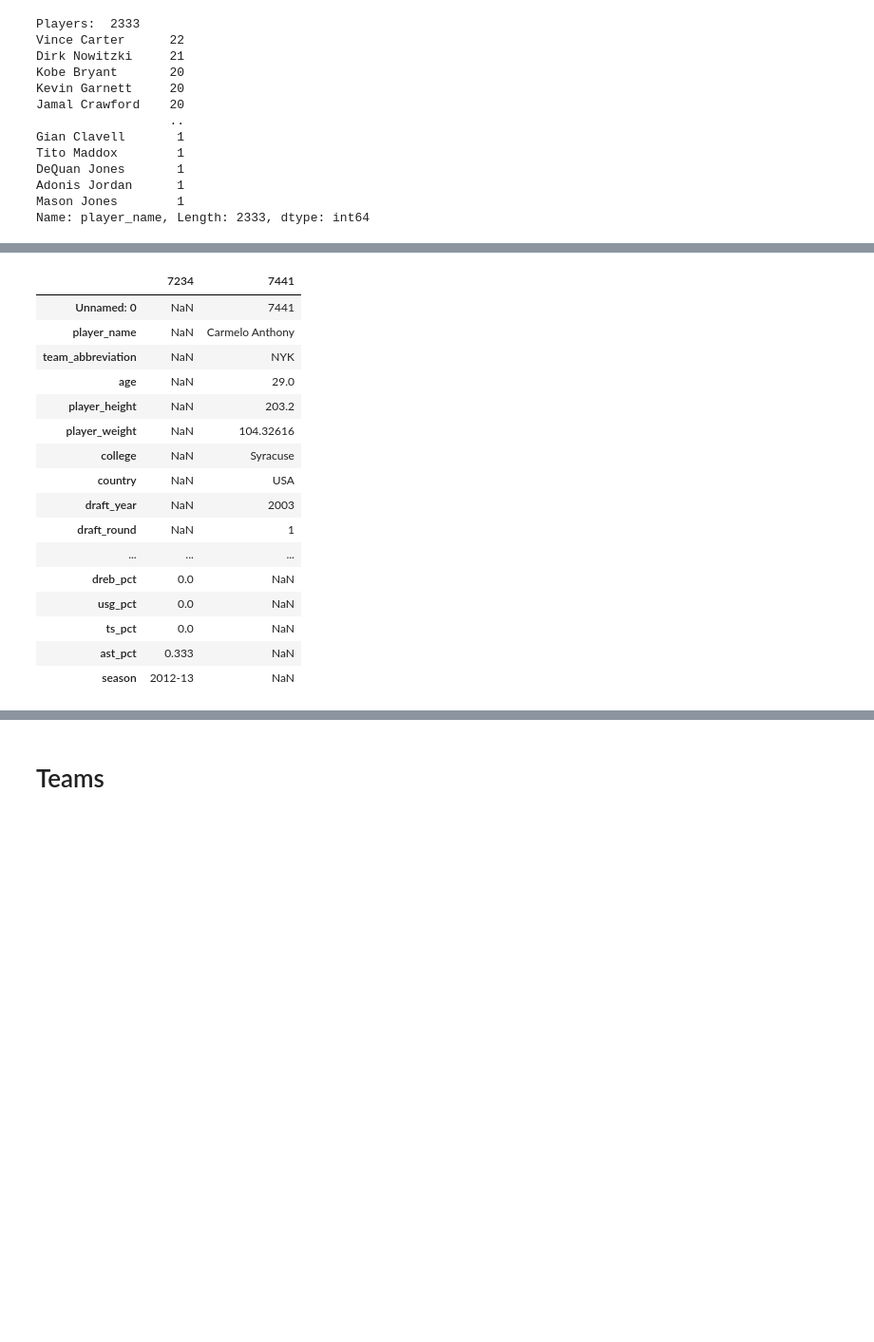
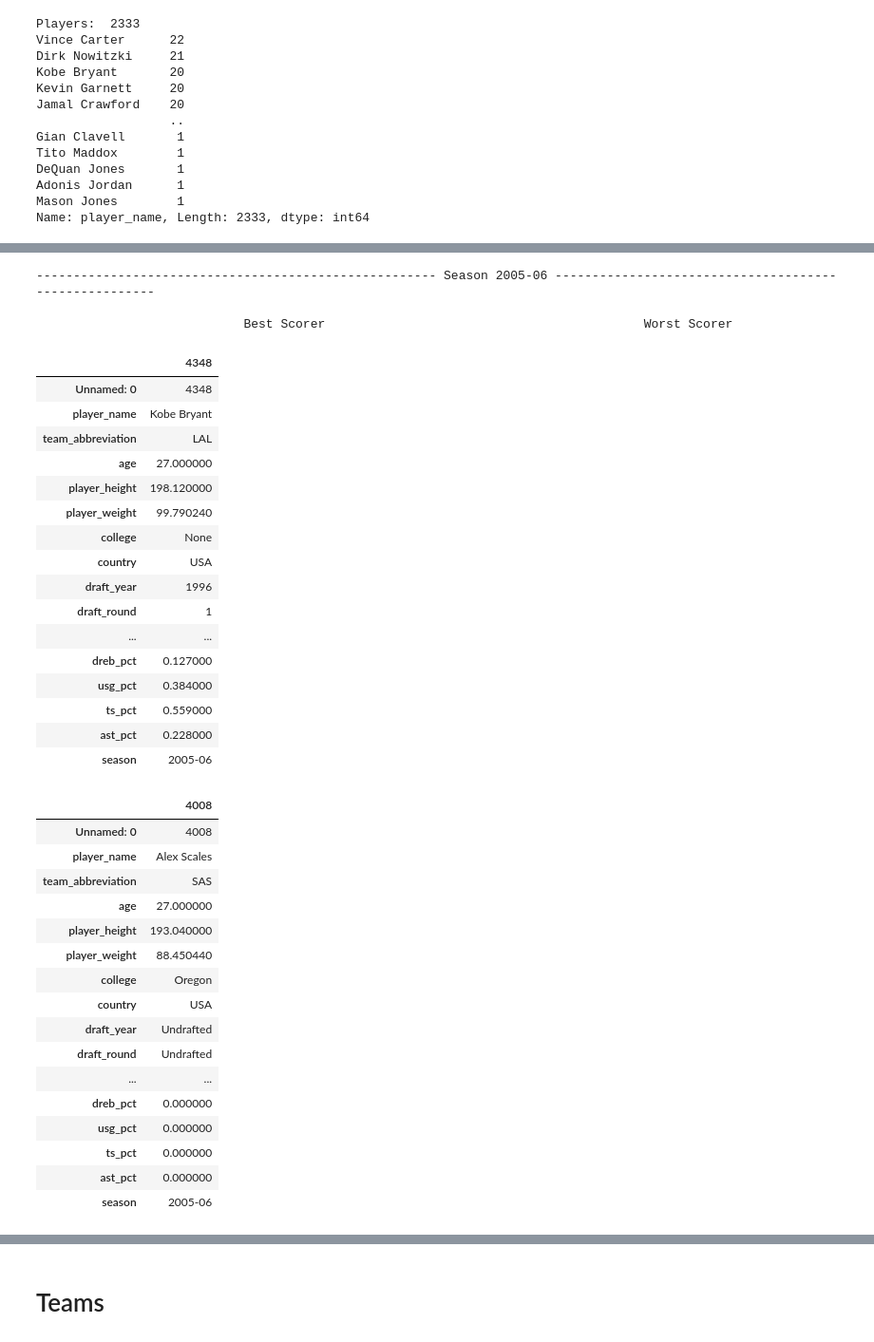
Before and after one commit to agkj/SC1015---NBA-Project, a Jupyter notebook: NBA.ipynb, the cells around one changed output, grey strips where cells are left out. Shown at 95% size. Cells and saved outputs as stored; diff of their text form; code cells hidden in the pictures; blank space fills up the shorter version.

```diff
--- a/NBA.ipynb
+++ b/NBA.ipynb
@@ -144,24 +92,0 @@ worstScorer
-# %%
-
-frames = [bestScorer, worstScorer]
-
-result = pd.concat(frames)
-display(result)
-# %% [output]
-|  | 7234 | 7441 |
-| Unnamed: 0 | NaN | 7441 |
-| player_name | NaN | Carmelo Anthony |
-| team_abbreviation | NaN | NYK |
-| age | NaN | 29.0 |
-| player_height | NaN | 203.2 |
-| player_weight | NaN | 104.32616 |
-| college | NaN | Syracuse |
-| country | NaN | USA |
-| draft_year | NaN | 2003 |
-| draft_round | NaN | 1 |
-| ... | ... | ... |
-| dreb_pct | 0.0 | NaN |
-| usg_pct | 0.0 | NaN |
-| ts_pct | 0.0 | NaN |
-| ast_pct | 0.333 | NaN |
-| season | 2012-13 | NaN |
@@ -167,0 +96,49 @@ display(result)
+# %%
+df1 = bestScorer
+df2 = worstScorer
+
+df1_style = df1.style.set_table_attributes("style='display:inline; margin-right:200px;margin-left:150px;'")
+df2_style = df2.style.set_table_attributes("style='display:inline;'")
+print("------------------------------------------------------ Season " +season.iloc[0]['season'] + " ------------------------------------------------------")
+print("")
+print("                            Best Scorer                                           Worst Scorer")
+
+display_html(df1_style._repr_html_() + df2_style._repr_html_(), raw=True)
+# %% [output]
+------------------------------------------------------ Season 2005-06 ------------------------------------------------------
+
+                            Best Scorer                                           Worst Scorer
+|  | 4348 |
+| Unnamed: 0 | 4348 |
+| player_name | Kobe Bryant |
+| team_abbreviation | LAL |
+| age | 27.000000 |
+| player_height | 198.120000 |
+| player_weight | 99.790240 |
+| college | None |
+| country | USA |
+| draft_year | 1996 |
+| draft_round | 1 |
+| ... | ... |
+| dreb_pct | 0.127000 |
+| usg_pct | 0.384000 |
+| ts_pct | 0.559000 |
+| ast_pct | 0.228000 |
+| season | 2005-06 |
+|  | 4008 |
+| Unnamed: 0 | 4008 |
+| player_name | Alex Scales |
+| team_abbreviation | SAS |
+| age | 27.000000 |
+| player_height | 193.040000 |
+| player_weight | 88.450440 |
+| college | Oregon |
+| country | USA |
+| draft_year | Undrafted |
+| draft_round | Undrafted |
+| ... | ... |
+| dreb_pct | 0.000000 |
+| usg_pct | 0.000000 |
+| ts_pct | 0.000000 |
+| ast_pct | 0.000000 |
+| season | 2005-06 |
```
Also changed, not shown: parts of 11 cells of this notebook.
